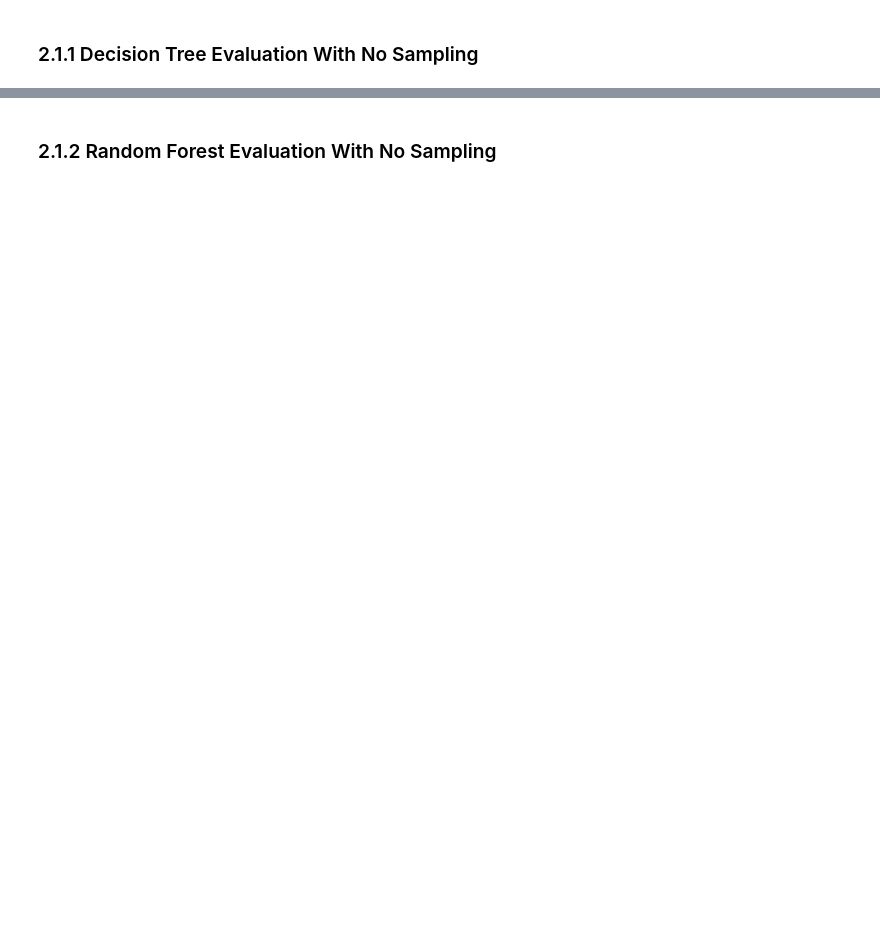
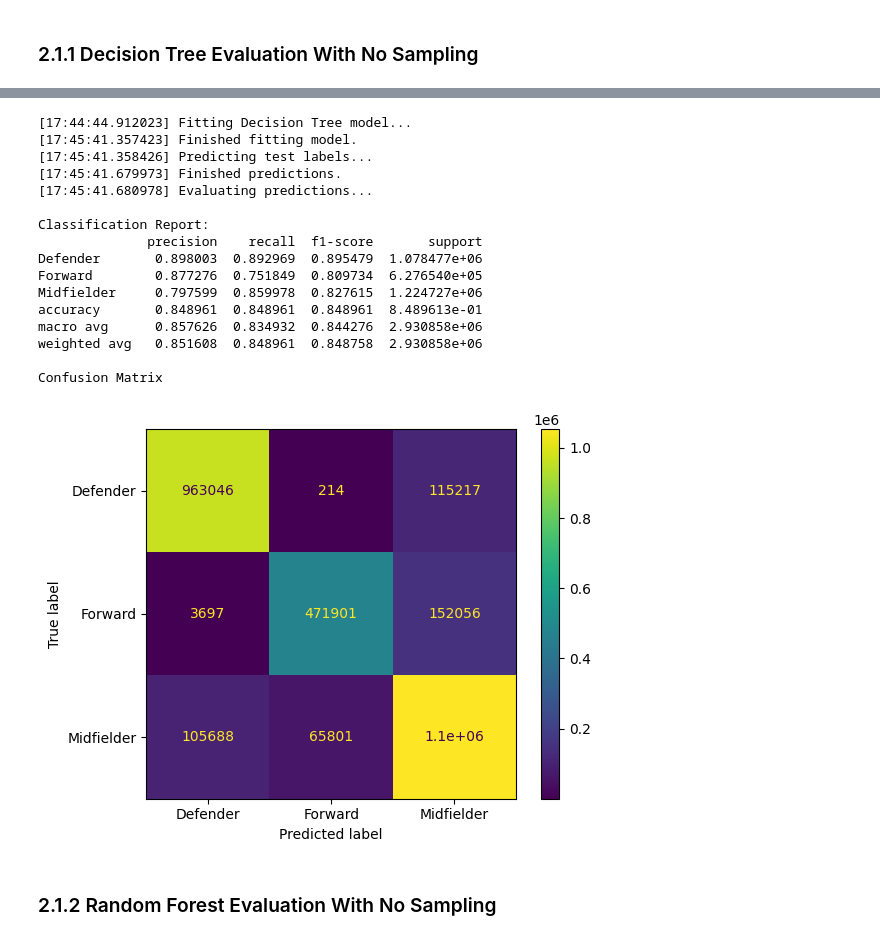
Before and after one commit to mohona6646/SOEN471_Project, a Jupyter notebook: model/model_evaluation.ipynb, the cells around one changed output, grey strips where cells are left out. Saved outputs shown, nothing was run; the diff lists cells and outputs as text; code cells hidden in the pictures; blank space fills up the shorter version.

Commit message:
Fixed /model_evaluation.ipynb

```diff
--- a/model/model_evaluation.ipynb
+++ b/model/model_evaluation.ipynb
@@ -189,7 +193,7 @@ print("Total number of sampled players: {}".format(sampled_players.count()))
 # %%
 def evaluation(testSetLabels, predictions, features):
     # Compute evaluation metrics
-    cr = classification_report(testSetLabels,predictions, output_dict=True)
+    cr = classification_report(testSetLabels,predictions, target_names= features, output_dict=True)
     report_df = pd.DataFrame.from_dict(cr).transpose()
     print("Classification Report:")
     print(report_df)
@@ -259,3 +241,27 @@ ValueError: Expected array-like (array or non-string sequence), got None
+# %%
+dt_model = DecisionTreeClassifier(criterion="entropy", max_depth=7)
+dt_predictions = predict(dt_model, "Decision Tree", trainingSet, testSet, trainingSetLabels)
+
+printf("Evaluating predictions...\n")
+evaluation(testSetLabels,dt_predictions, dt_model.classes_)
+# %% [output]
+[17:44:44.912023] Fitting Decision Tree model...
+[17:45:41.357423] Finished fitting model.
+[17:45:41.358426] Predicting test labels...
+[17:45:41.679973] Finished predictions.
+[17:45:41.680978] Evaluating predictions...
+
+Classification Report:
+              precision    recall  f1-score       support
+Defender       0.898003  0.892969  0.895479  1.078477e+06
+Forward        0.877276  0.751849  0.809734  6.276540e+05
+Midfielder     0.797599  0.859978  0.827615  1.224727e+06
+accuracy       0.848961  0.848961  0.848961  8.489613e-01
+macro avg      0.857626  0.834932  0.844276  2.930858e+06
+weighted avg   0.851608  0.848961  0.848758  2.930858e+06
+
+Confusion Matrix
+[figure, added]
 # %% [markdown]
 ### 2.1.2 Random Forest Evaluation With No Sampling
 # %%
```
Also changed, not shown: parts of 10 cells of this notebook, 1 other file.
